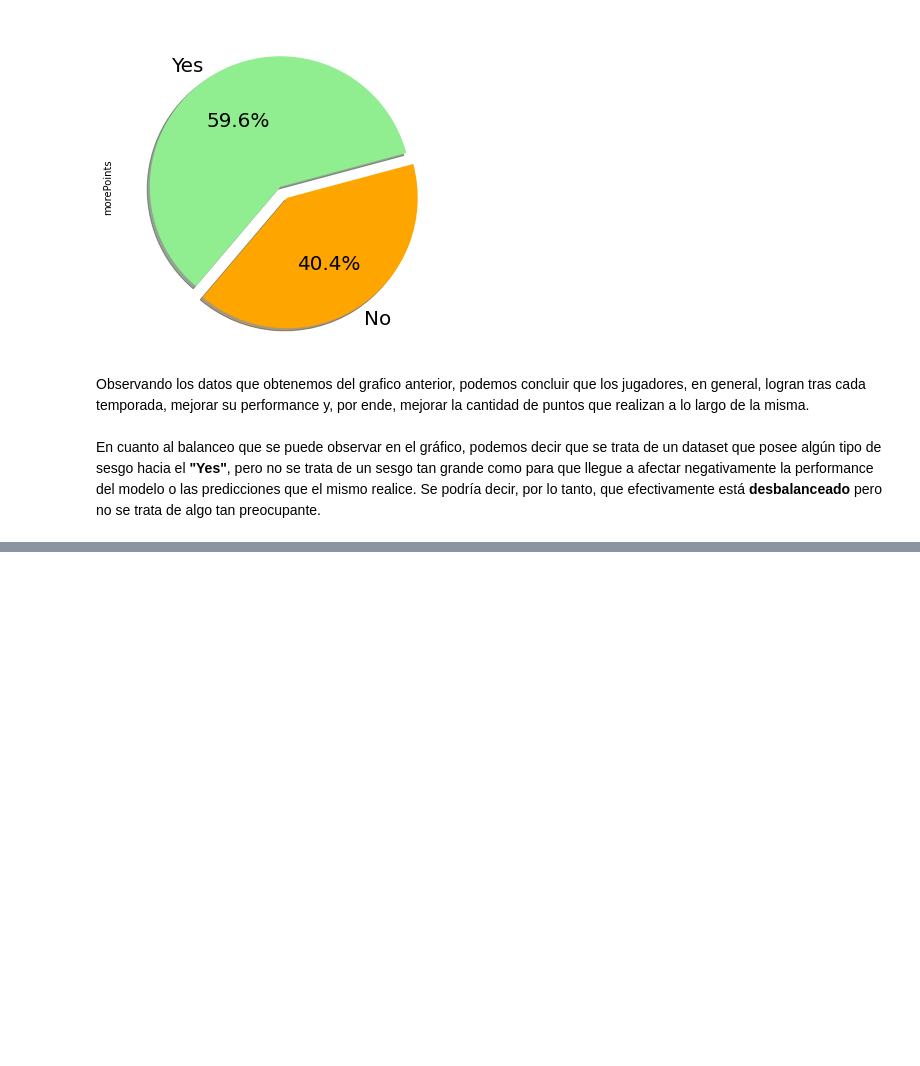
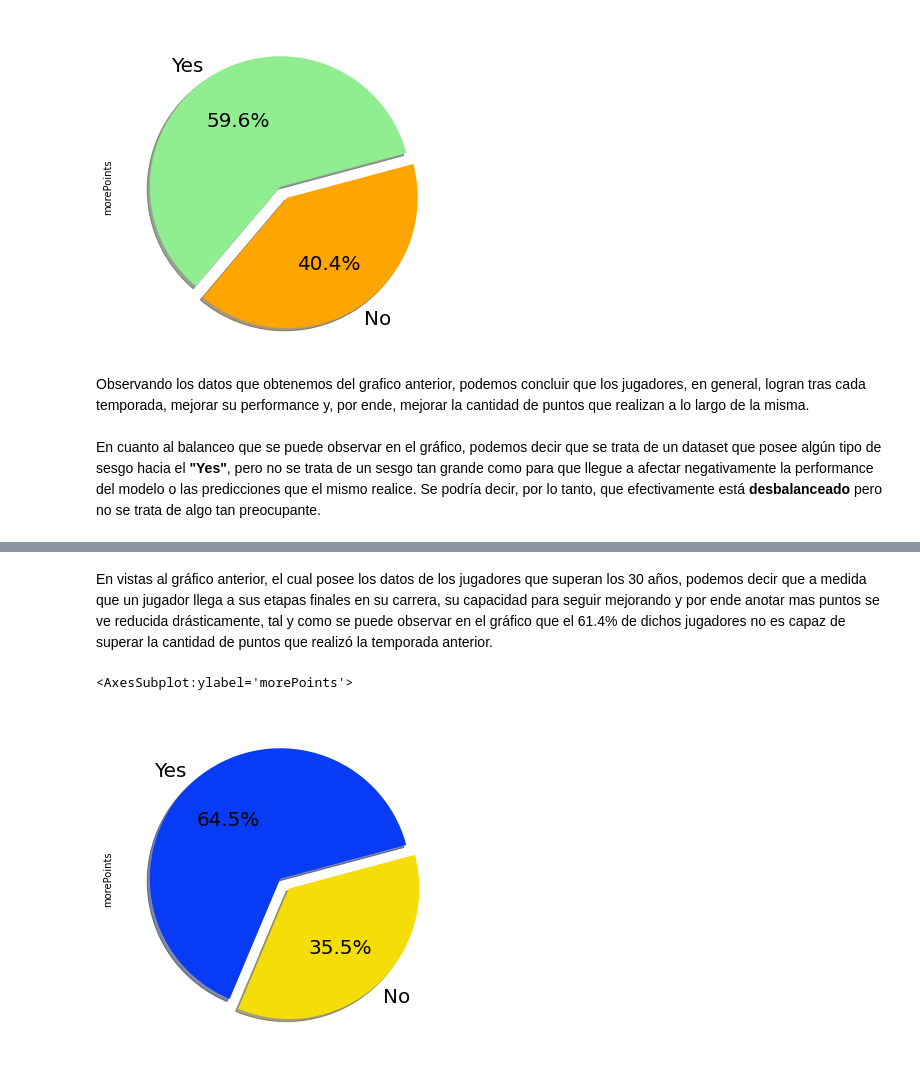
Before and after one commit to nicotabin/entregasML, a Jupyter notebook: tp1_EDA.ipynb, the cells around one changed output, grey strips where cells are left out. Drawn from its saved outputs; the diff is of its cells as text; code cells hidden in the pictures; blank space fills up the shorter version.

```diff
--- a/tp1_EDA.ipynb
+++ b/tp1_EDA.ipynb
@@ -203,0 +195,8 @@ En cuanto al balanceo que se puede observar en el gráfico, podemos decir que se
+# %% [markdown]
+En vistas al gráfico anterior, el cual posee los datos de los jugadores que superan los 30 años, podemos decir que a medida que un jugador llega a sus etapas finales en su carrera, su capacidad para seguir mejorando y por ende anotar mas puntos se ve reducida drásticamente, tal y como se puede observar en el gráfico que el 61.4% de dichos jugadores no es capaz de superar la cantidad de puntos que realizó la temporada anterior.
+# %%
+my_colors = ['#073bf5','#f5dd07']
+auxiliarMenoresDe30['morePoints'].value_counts().plot.pie(figsize=(6, 6), fontsize=20, autopct='%1.1f%%', startangle=15, shadow = True, colors=my_colors,explode=my_explode)
+# %% [output]
+<AxesSubplot:ylabel='morePoints'>
+[figure, added]
```
Also changed, not shown: parts of 31 cells of this notebook.
